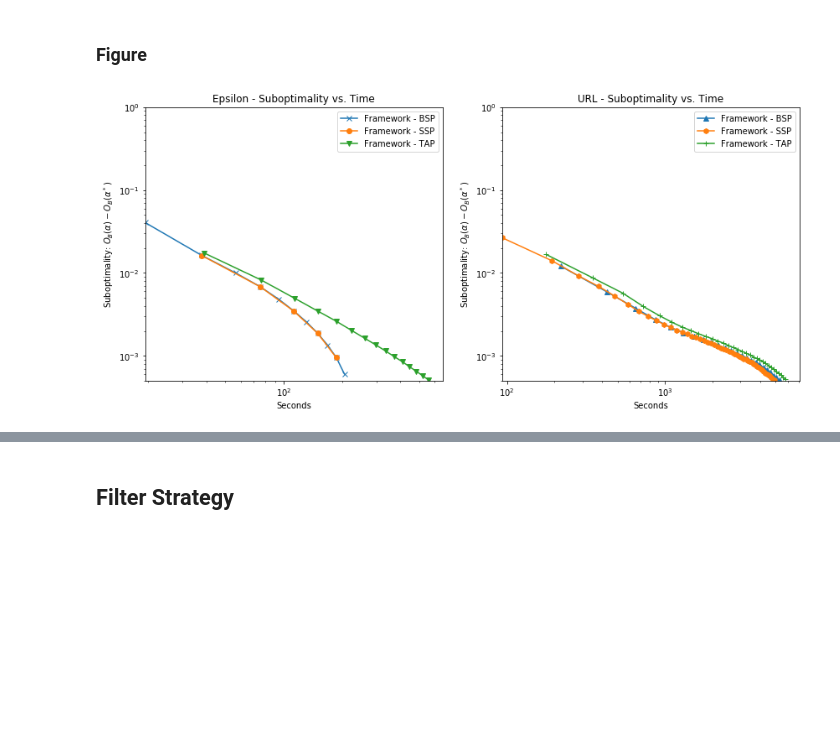
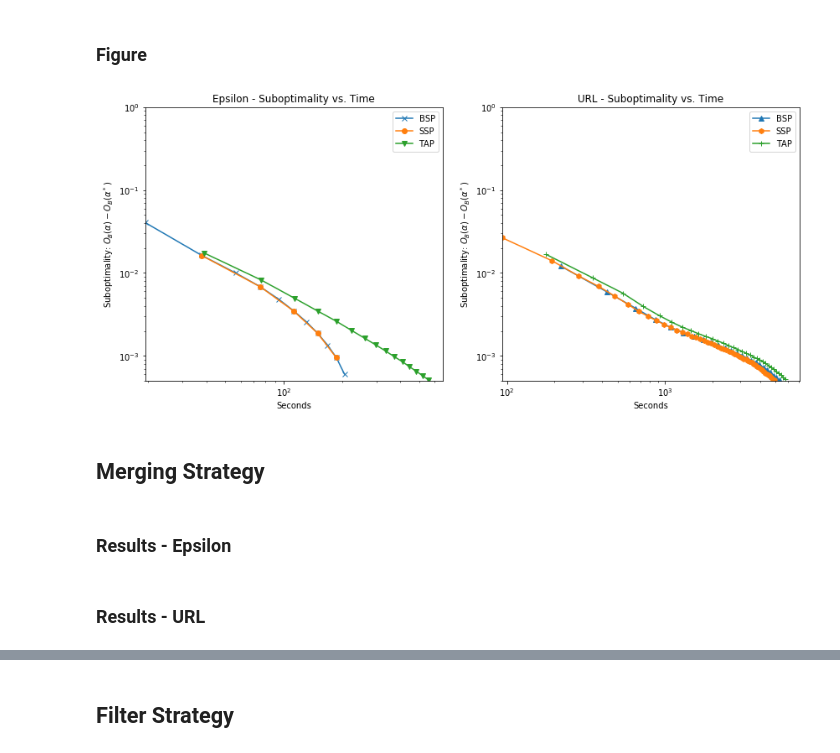
Before and after one commit to ChristophAlt/thesis, a Jupyter notebook: notebooks/experiments.ipynb, the cells around one changed output, grey strips where cells are left out. Drawn from its saved outputs; the diff is of its cells as text; code cells hidden in the pictures; blank space fills up the shorter version.

```diff
--- a/notebooks/experiments.ipynb
+++ b/notebooks/experiments.ipynb
@@ -388,6 +396,7 @@ class ExperimentDoubleLogPlotter:
         for i in range(n_subplots):
             axarr[i].set_ylim(self.__ylim)
             axarr[i].set_yticks(self.__yticks)
+            axarr[i].set_xticks([10e0, 10e1, 10e2, 10e3, 10e4])
             axarr[i].set_xlabel(self.__xlabel)
             axarr[i].set_ylabel(self.__ylabel)
             axarr[i].grid(self.__grid, which=self.__which_grid)
@@ -645,24 +600,28 @@ sst_url_framework_tap = base_path + 'exa/exp_exa_url_h02_tap/exp_exa_url_h02_tap
 # %%
 plotter = ExperimentDoubleLogPlotter()
 # Epsilon
-plotter.add_experiment(parser_framework_2.parse(sst_epsilon_framework_bsp, no_params=True), subplot=1, name='Framework - BSP', every_n=50)
-plotter.add_experiment(parser_framework_2.parse(sst_epsilon_framework_ssp, no_params=True), subplot=1, name='Framework - SSP', every_n=100)
-plotter.add_experiment(parser_framework_2.parse(sst_epsilon_framework_tap, no_params=True), subplot=1, name='Framework - TAP', every_n=100)
+plotter.add_experiment(parser_framework_2.parse(sst_epsilon_framework_bsp, no_params=True), subplot=1, name='BSP', every_n=50)
+plotter.add_experiment(parser_framework_2.parse(sst_epsilon_framework_ssp, no_params=True), subplot=1, name='SSP', every_n=100)
+plotter.add_experiment(parser_framework_2.parse(sst_epsilon_framework_tap, no_params=True), subplot=1, name='TAP', every_n=100)
 # URL
-plotter.add_experiment(parser_spark.parse(sst_url_framework_bsp, no_params=True), subplot=2, name='Framework - BSP', every_n=100)
-plotter.add_experiment(parser_spark.parse(sst_url_framework_ssp, no_params=True), subplot=2, name='Framework - SSP', every_n=50)
-plotter.add_experiment(parser_spark.parse(sst_url_framework_tap, no_params=True), subplot=2, name='Framework - TAP', every_n=100)
+plotter.add_experiment(parser_spark.parse(sst_url_framework_bsp, no_params=True), subplot=2, name='BSP', every_n=100)
+plotter.add_experiment(parser_spark.parse(sst_url_framework_ssp, no_params=True), subplot=2, name='SSP', every_n=50)
+plotter.add_experiment(parser_spark.parse(sst_url_framework_tap, no_params=True), subplot=2, name='TAP', every_n=100)
 
 plotter.ylabel(r'Suboptimality: $O_B(\alpha) - O_B(\alpha^*)$')
 plotter.ylim(5e-4)
 plotter.figsize((14, 6))
 plotter.title('Epsilon - Suboptimality vs. Time', subplot=1)
 plotter.title('URL - Suboptimality vs. Time', subplot=2)
 #plotter.use_iterations()
 
 plotter.add_min_objectives(objective=0.21719526, subplot=1)
 plotter.add_min_objectives(objective=0.046094768, subplot=2)
 
 plotter.plot(filename='./../img/sync_strat_cmp.png')
 # %% [output]
-[figure, old version]
+[figure, new version]
+# %% [markdown]
+## Merging Strategy
+# %% [markdown]
+### Results - Epsilon
@@ -668,0 +631,2 @@ plotter.plot(filename='./../img/sync_strat_cmp.png')
+# %% [markdown]
+### Results - URL
```
Also changed, not shown: parts of 14 cells of this notebook, 7 other files.
